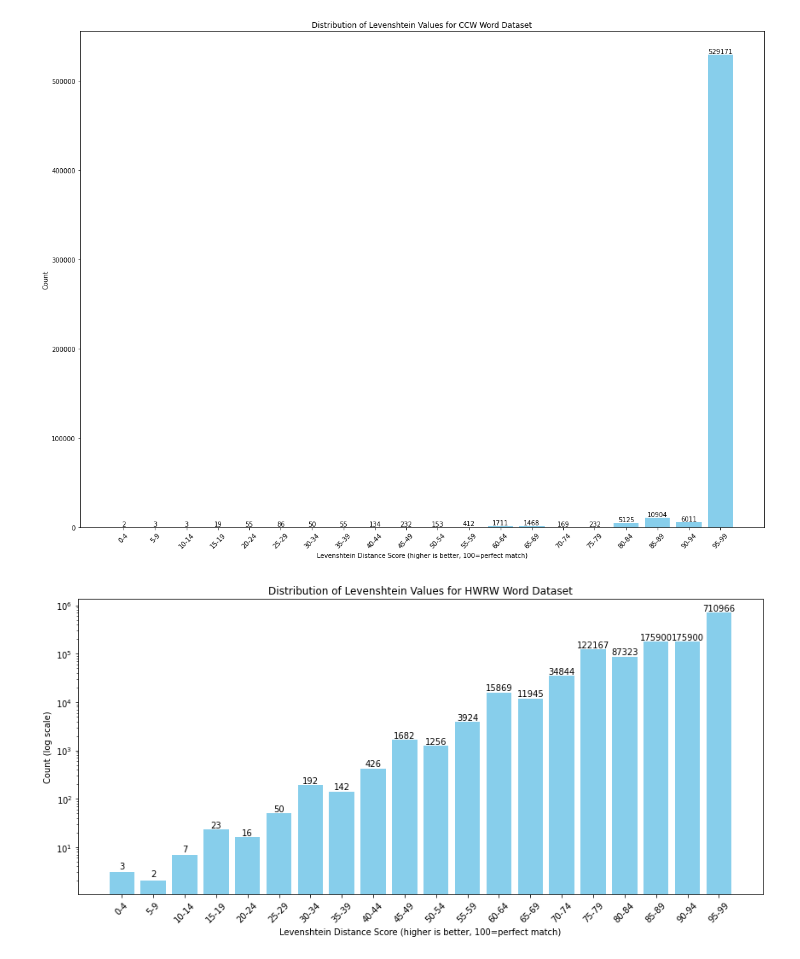
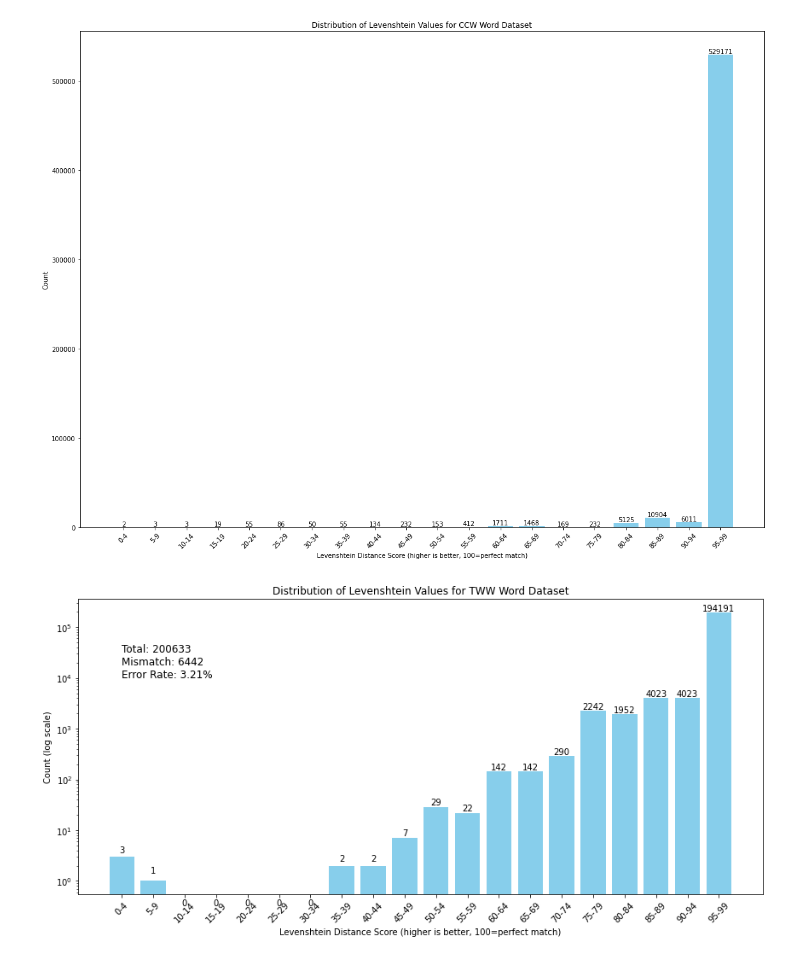
Before and after one commit to marufahmed/datatools, a Jupyter notebook: levenshtein_visualization.ipynb, the cells around one changed output. Cells and saved outputs as stored; diff of their text form; code cells hidden in the pictures.

Commit message:
add dataset evaluation tools

```diff
--- a/levenshtein_visualization.ipynb
+++ b/levenshtein_visualization.ipynb
@@ -37,34 +37,38 @@ import pandas as pd
 import matplotlib.pyplot as plt
 
 # Load the CSV file into a DataFrame
-file_path = '/Users/marufahmed/Work/Apurba/ocr_dataset_evaluation/levenshtein_result_hwrw_word_latest_annotation.csv'
+file_path = '/Users/marufahmed/Work/Apurba/ocr_dataset_evaluation/levenshtein_result_tww_word_latest_annotation.csv'
 data = pd.read_csv(file_path)
 
 # Assuming the column containing values between 0-100 is named 'your_column_name'
 # Define the ranges for visualization (e.g., 0-10, 10-20, ..., 90-100)
 ranges = list(range(0, 101, 5))
 
 # Initialize counts for each range
 counts = [sum((data['Adjusted_Score'] >= start) & (data['Adjusted_Score'] < start + 10)) for start in ranges[:-1]]
 
 # Create labels for the ranges
 labels = [f"{start}-{start + 4}" for start in ranges[:-1]]
 
 # Plotting
 plt.figure(figsize=(12, 6))
 bars = plt.bar(labels, counts, color='skyblue')
 plt.xlabel('Levenshtein Distance Score (higher is better, 100=perfect match)')
 plt.ylabel('Count (log scale)')
-plt.title('Distribution of Levenshtein Values for HWRW Word Dataset')
+plt.title('Distribution of Levenshtein Values for TWW Word Dataset')
 plt.xticks(rotation=45)
 
 # Adding data labels
 for bar, count in zip(bars, counts):
     plt.text(bar.get_x() + bar.get_width() / 2, bar.get_height() + 0.3, count, ha='center', va='bottom')
 
 plt.yscale('log')  # Set y-axis to logarithmic scale
 
+# Adding text information on top left
+plt.text(0, 10000, 'Total: 200633 \nMismatch: 6442 \nError Rate: 3.21%', fontsize=12, color='black')
+
+
 plt.tight_layout()
 plt.show()
 # %% [output]
-[figure, old version]
+[figure, new version]
```
Also changed, not shown: 1 other file.
